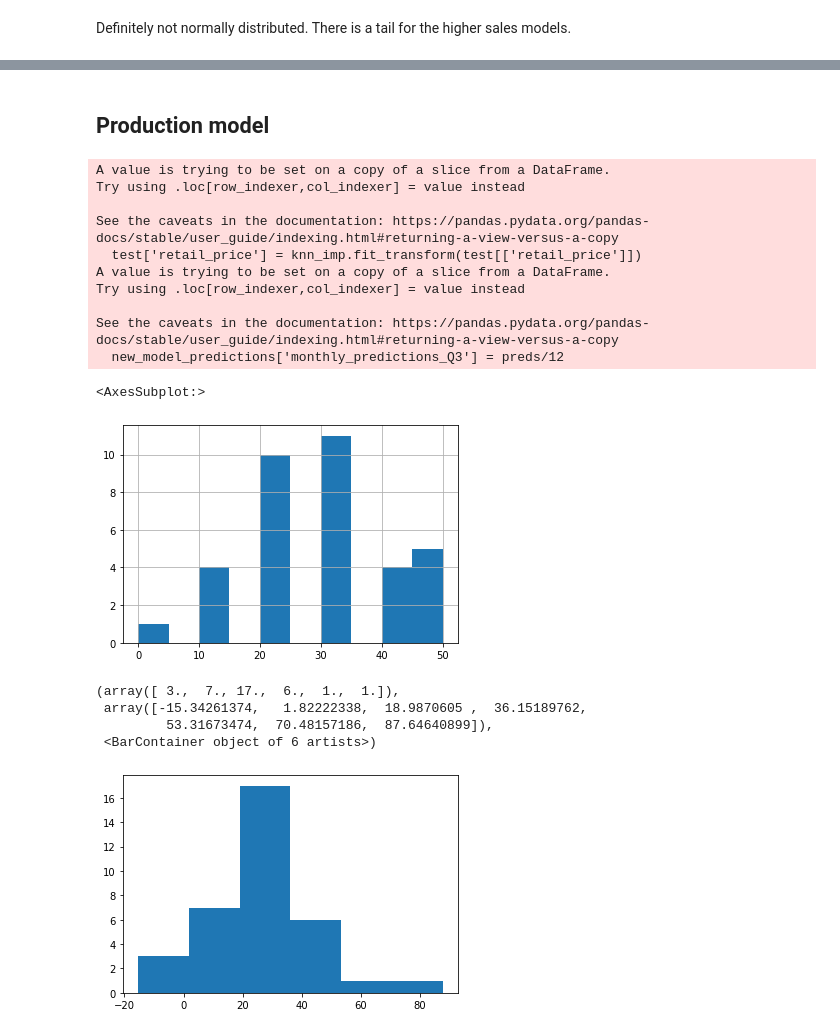
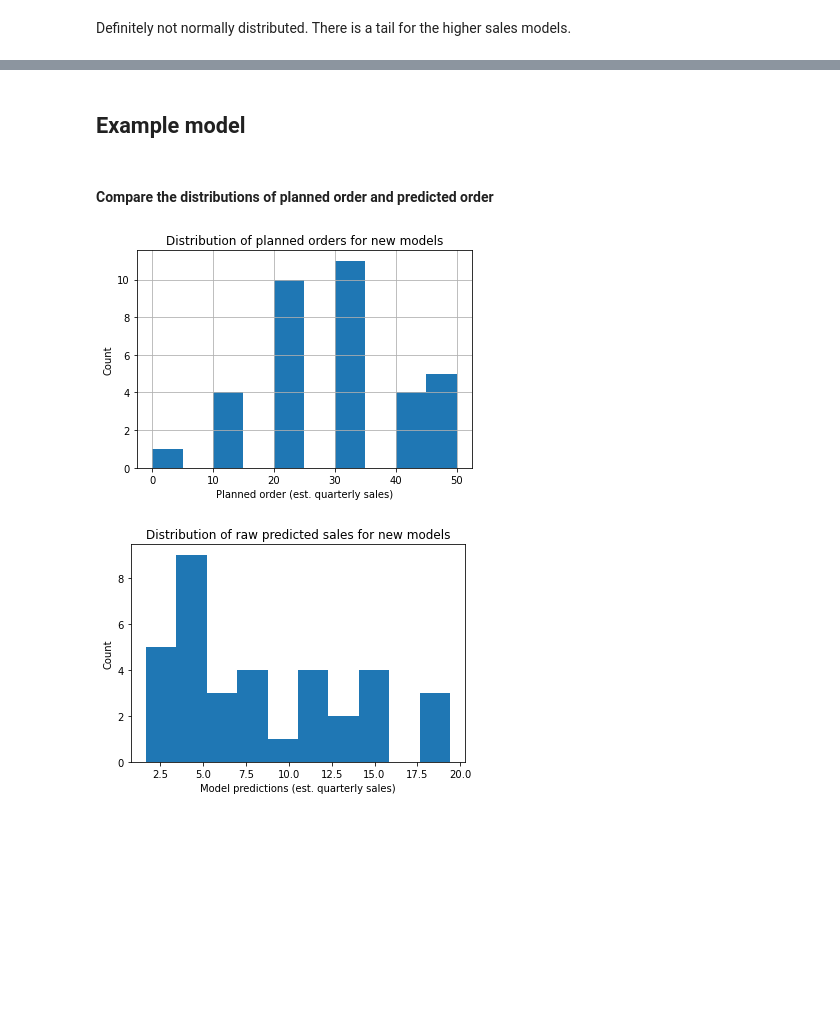
Before and after one commit to vmorenocosta/project-capstone-watch-sales, a Jupyter notebook: code/05_Regression_Predict_Sales.ipynb, the cells around one changed output, grey strips where cells are left out. Saved outputs shown, nothing was run; the diff lists cells and outputs as text; code cells hidden in the pictures; blank space fills up the shorter version.

```diff
--- a/code/05_Regression_Predict_Sales.ipynb
+++ b/code/05_Regression_Predict_Sales.ipynb
@@ -226,52 +233,2 @@ plot_preds(df_preds['y_test'],df_preds['avg'],'Average of Models')
 # %% [markdown]
-## Production model
+## Example model
-# %%
-# Create new data frame with attributes from model to make predictions for new models in proposal
-df_new_models = df_all_models[df_all_models[time_now.strftime(f"%Y-%m")].isna()]
-test = df_new_models[attributes]
-
-# Impute missing retail prices
-knn_imp = KNNImputer()
-test['retail_price'] = knn_imp.fit_transform(test[['retail_price']])
-
-# Create a column transformer to one hot encode categorical variables
-categorical_attributes = []
-for attribute in X_train.columns:
-    try:
-        int(attribute)
-    except:
-        categorical_attributes.append(attribute)
-
-# Setup pipeline for preprocessing and modeling
-ct = ColumnTransformer([('ohe',OneHotEncoder(drop='first',sparse=False,handle_unknown='ignore'),
-                         categorical_attributes)],
-                      remainder='passthrough',
-                      verbose_feature_names_out=False)
-pipe = Pipeline([
-    ('ct',ct),
-    ('ss',StandardScaler()),
-    ('pf',PolynomialFeatures(include_bias = False)),
-    ('lasso',Lasso())
-])
-
-# Fit model with train set
-pipe.fit(X_train,y_train)
-
-# Generate predictions for new models
-preds = pipe.predict(test)
-
-# Save new model predictions (monthly order) to csv
-new_model_predictions = df_new_models[['style_id']]
-new_model_predictions[f'monthly_predictions_Q{(time_now.month - 1 ) // 3 + 1 + 1}'] = preds/12
-new_model_predictions.to_csv('../data/predictions/new_models_predictions.csv',index=False)
-# %% [output]
-A value is trying to be set on a copy of a slice from a DataFrame.
-Try using .loc[row_indexer,col_indexer] = value instead
-
-See the caveats in the documentation: https://pandas.pydata.org/pandas-docs/stable/user_guide/indexing.html#returning-a-view-versus-a-copy
-  test['retail_price'] = knn_imp.fit_transform(test[['retail_price']])
-A value is trying to be set on a copy of a slice from a DataFrame.
-Try using .loc[row_indexer,col_indexer] = value instead
-
-See the caveats in the documentation: https://pandas.pydata.org/pandas-docs/stable/user_guide/indexing.html#returning-a-view-versus-a-copy
-  new_model_predictions['monthly_predictions_Q3'] = preds/12
@@ -278,14 +261,17 @@ See the caveats in the documentation: https://pandas.pydata.org/pandas-docs/stab
+# %% [markdown]
+#### Compare the distributions of planned order and predicted order
 # %%
 df_new_models.planned_order.hist()
+plt.title('Distribution of planned orders for new models')
+plt.xlabel('Planned order (est. quarterly sales)')
+plt.ylabel('Count');
 # %% [output]
-<AxesSubplot:>
-[figure, old version]
+[figure, new version]
 # %%
-plt.hist(preds, bins=6)
+plt.hist(preds/4)
+plt.title('Distribution of raw predicted sales for new models')
+plt.xlabel('Model predictions (est. quarterly sales)')
+plt.ylabel('Count');
 # %% [output]
-(array([ 3.,  7., 17.,  6.,  1.,  1.]),
- array([-15.34261374,   1.82222338,  18.9870605 ,  36.15189762,
-         53.31673474,  70.48157186,  87.64640899]),
- <BarContainer object of 6 artists>)
-[figure, old version]
+[figure, new version]
 # %%
```
Also changed, not shown: parts of 24 cells of this notebook, 7 other files.
